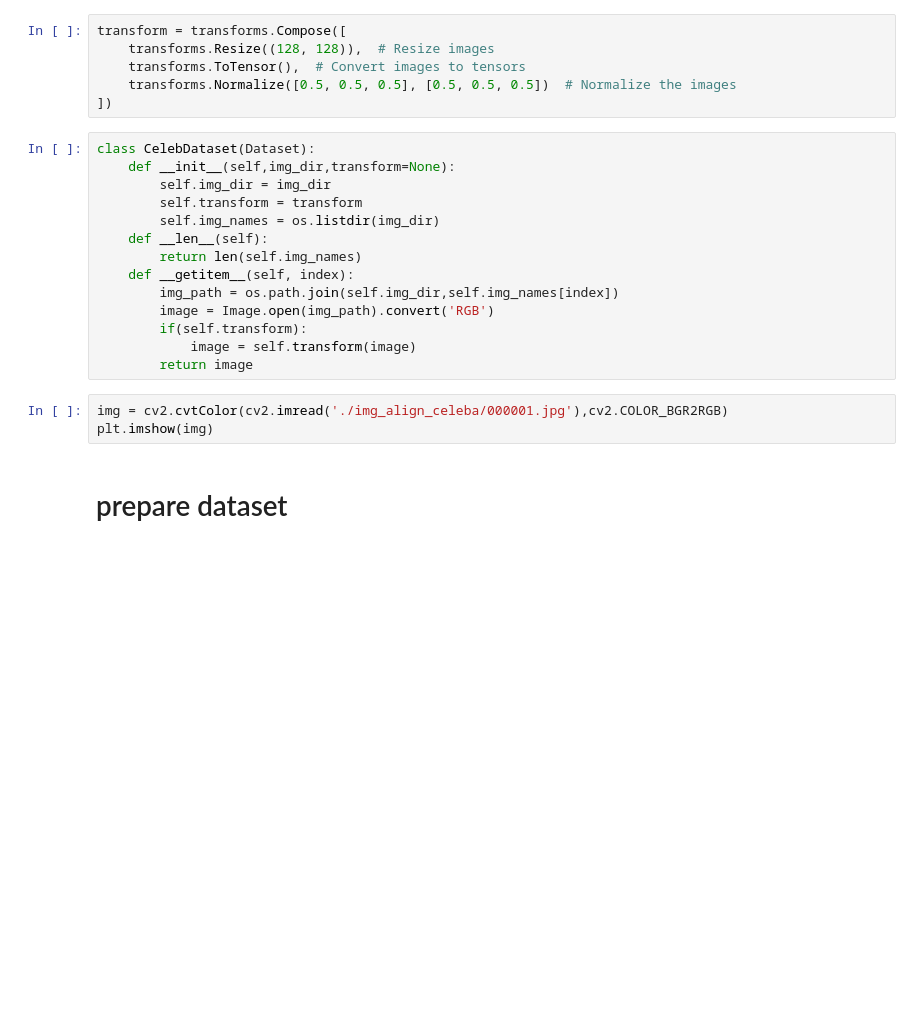
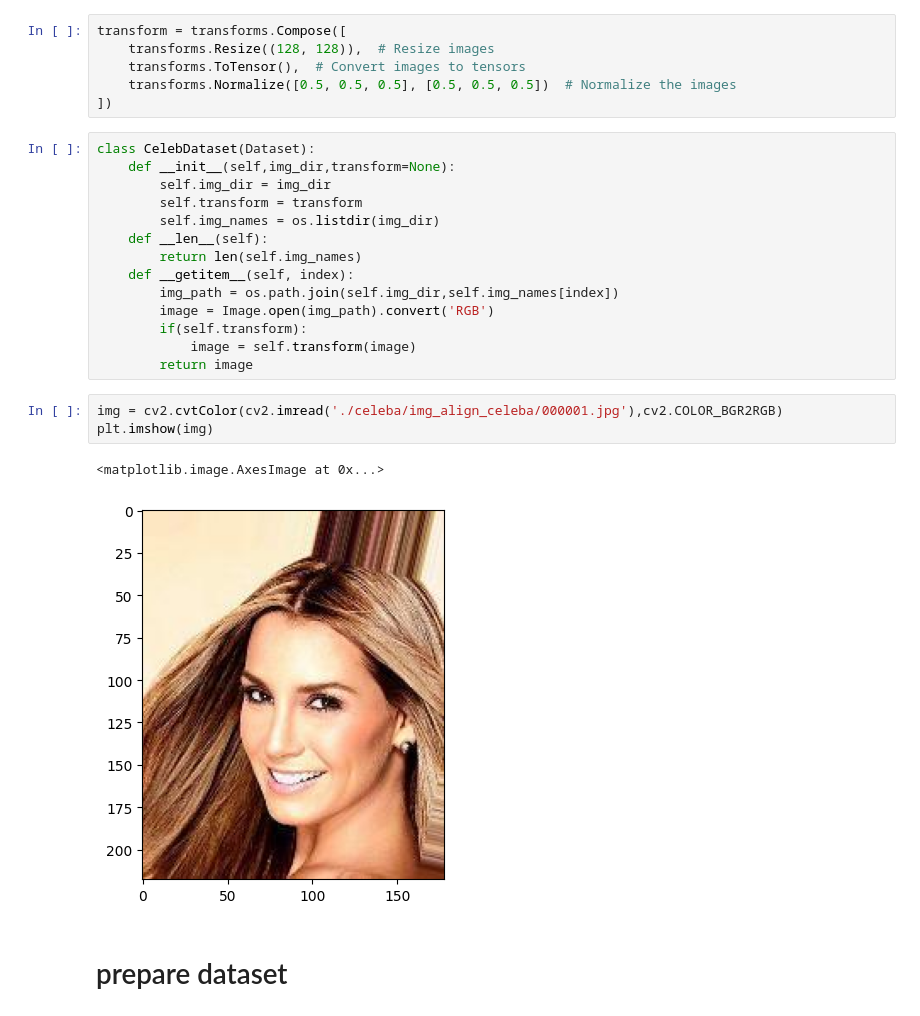
Before and after one commit to Vishwa2684/DCGAN, a Jupyter notebook: model.ipynb, the cells around one changed output. Drawn from its saved outputs; the diff is of its cells as text; blank space fills up the shorter version.

```diff
--- a/model.ipynb
+++ b/model.ipynb
@@ -30,8 +30,11 @@ class CelebDataset(Dataset):
             image = self.transform(image)
         return image
 # %%
-img = cv2.cvtColor(cv2.imread('./img_align_celeba/000001.jpg'),cv2.COLOR_BGR2RGB)
+img = cv2.cvtColor(cv2.imread('./celeba/img_align_celeba/000001.jpg'),cv2.COLOR_BGR2RGB)
 plt.imshow(img)
+# %% [output]
+<matplotlib.image.AxesImage at 0x...>
+[figure, added]
 # %% [markdown]
 # prepare dataset
 # %%
```
Also changed, not shown: parts of 11 cells of this notebook, 4 other files.
